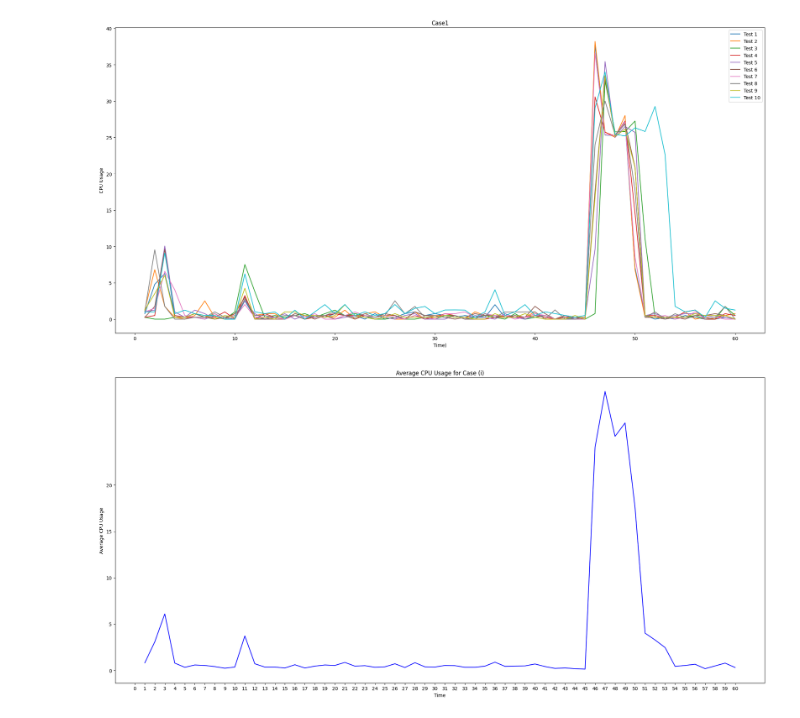
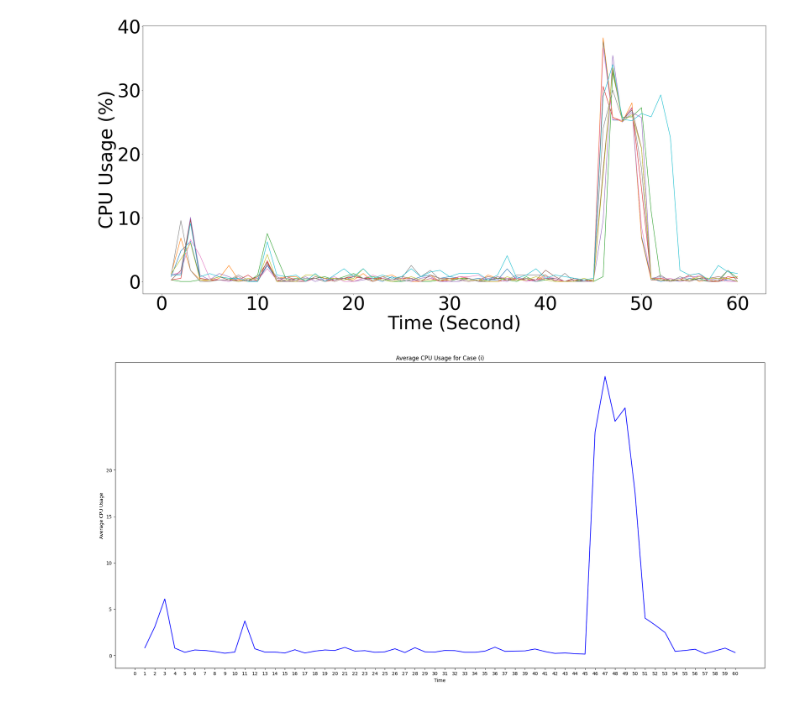
Before and after one commit to PGHOON/CryptoGuard, a Jupyter notebook: dataset/cpu/overhead_v2/case2/plotting.ipynb, the cells around one changed output. Saved outputs shown, nothing was run; the diff lists cells and outputs as text; code cells hidden in the pictures.

Commit message:
Feat: cpu performance plot

```diff
--- a/dataset/cpu/overhead_v2/case2/plotting.ipynb
+++ b/dataset/cpu/overhead_v2/case2/plotting.ipynb
@@ -23,19 +23,18 @@ df.to_csv(csv_file_path, index=False)
 # %%
 df = pd.read_csv('case2.csv')
 test = [df[i:i + 60] for i in range(0, df.shape[0], 60)]
 
-plt.figure(figsize=(20, 10))
+plt.figure(figsize=(32, 16))
 for index, chunk in enumerate(test):
-    plt.plot(range(1, len(chunk) + 1), 100 - chunk['cpu usage'], label=f'Test {index + 1}')
+    plt.plot(range(1, len(chunk) + 1), 100 - chunk['cpu usage'])
 
-plt.xlabel('Time)')
-plt.ylabel('CPU Usage')
-plt.title('Case1')
-plt.legend()
+plt.rcParams['font.size'] = 60
+plt.xlabel('Time (Second)')
+plt.ylabel('CPU Usage (%)')
 plt.tight_layout()
 plt.show()
 # %% [output]
-[figure, old version]
+[figure, new version]
 # %%
 means = [100 - df['cpu usage'][i::60].mean() for i in range(60)]
 
```
Also changed, not shown: 11 other files.
